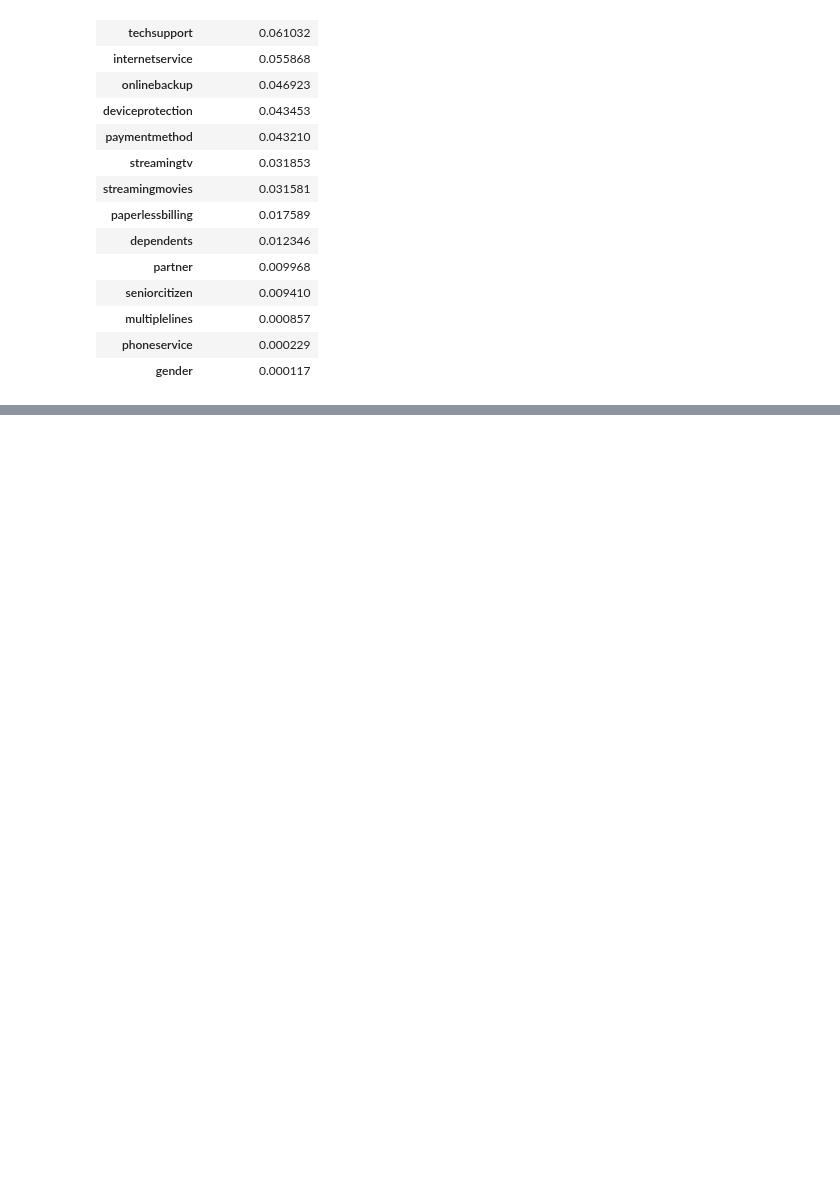
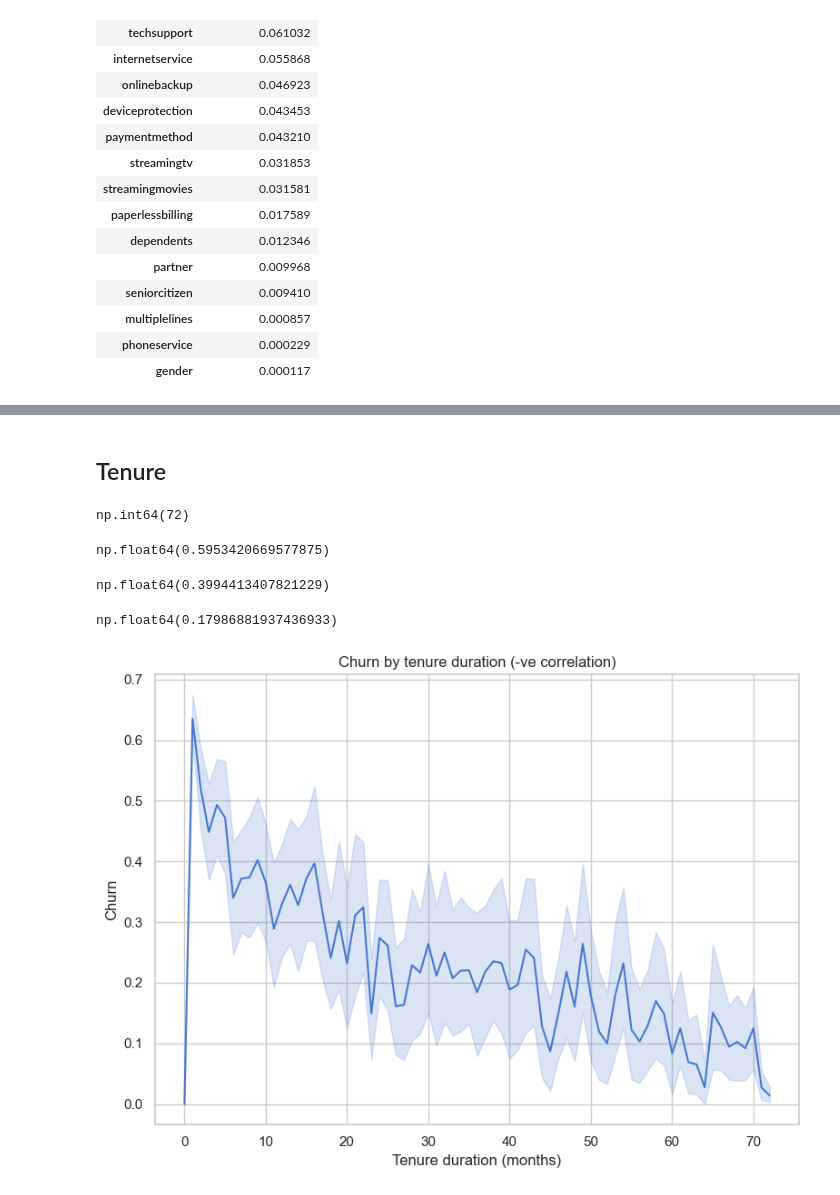
Before and after one commit to sheilambadi/machine-learning-zoomcamp, a Jupyter notebook: machine-learning-zoomcamp/03_classification/course.ipynb, the cells around one changed output, grey strips where cells are left out. Cells and saved outputs as stored; diff of their text form; code cells hidden in the pictures; blank space fills up the shorter version.

Commit message:
Feature importance: correlation

```diff
--- a/machine-learning-zoomcamp/03_classification/course.ipynb
+++ b/machine-learning-zoomcamp/03_classification/course.ipynb
@@ -574,0 +600,33 @@ mutual_info.sort_values(ascending=False).to_frame(name='feature_importance')
+# %% [markdown]
+## Tenure
+# %%
+df_full_train.tenure.max()
+# %% [output]
+np.int64(72)
+# %%
+df_full_train[df_full_train.tenure <= 2].churn.mean() # very high churn rate
+# %% [output]
+np.float64(0.5953420669577875)
+# %%
+df_full_train[(df_full_train.tenure > 2) & (df_full_train.tenure <= 12)].churn.mean() # lower churn rate than <=2 months but higher than longer tenure
+# %% [output]
+np.float64(0.3994413407821229)
+# %%
+df_full_train[df_full_train.tenure >= 12].churn.mean() # much lower
+# %% [output]
+np.float64(0.17986881937436933)
+# %%
+# not certain if this is the best plot -> barplot would definitely be better
+plt.figure(figsize=(8, 6))
+sns.set_theme(style="whitegrid", palette="muted")
+
+sns.lineplot(x='tenure', y='churn', data=df_full_train)
+
+plt.ylabel('Churn')
+plt.xlabel('Tenure duration (months)')
+plt.title('Churn by tenure duration (-ve correlation)')
+
+plt.tight_layout()
+plt.show()
+# %% [output]
+[figure, added]
```
Also changed, not shown: parts of 9 cells of this notebook.
